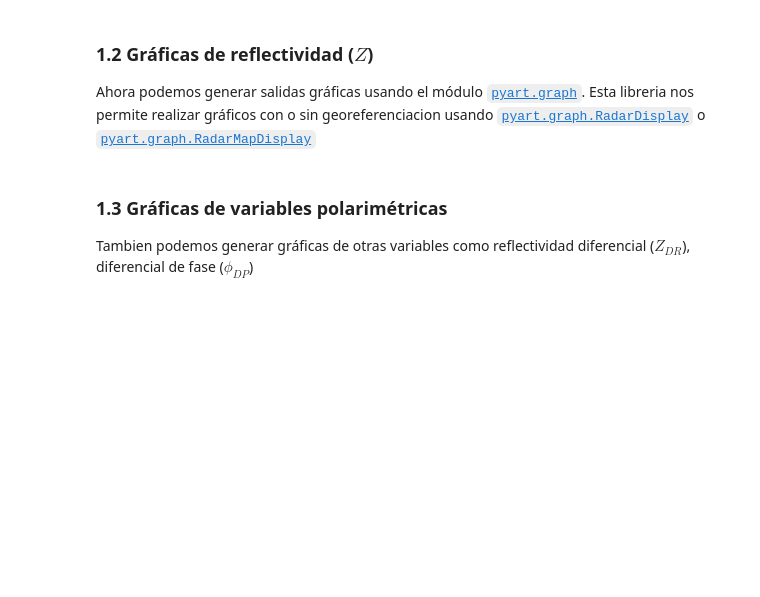
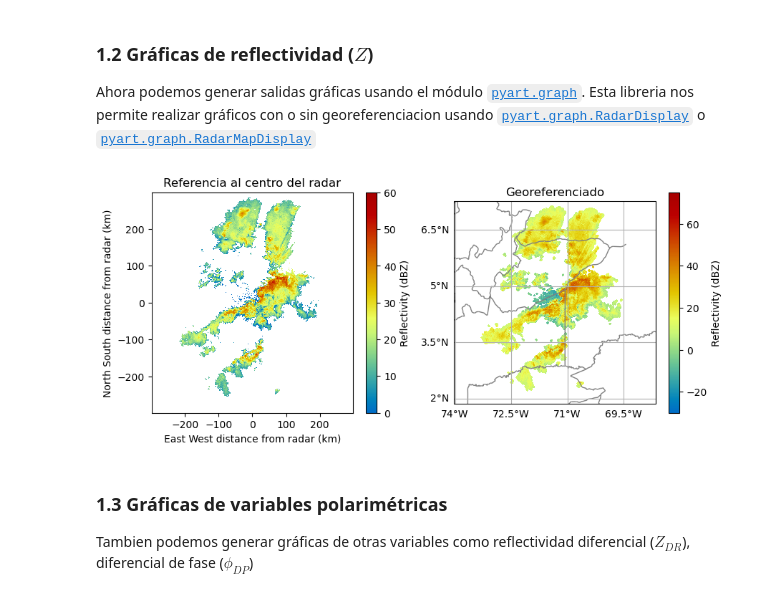
Before and after one commit to ProjectPythia/AtmosCol-2023, a Jupyter notebook: _sources/notebooks/1.fundamentos/PyArt-Xradar.ipynb, the cells around one changed output. Cells and saved outputs as stored; diff of their text form; code cells hidden in the pictures; blank space fills up the shorter version.

```diff
--- a/_sources/notebooks/1.fundamentos/PyArt-Xradar.ipynb
+++ b/_sources/notebooks/1.fundamentos/PyArt-Xradar.ipynb
@@ -63,40 +119,40 @@ Ahora podemos generar salidas gráficas usando el módulo [`pyart.graph`](https:
 # %%
 fig = plt.figure(figsize=(10,4))
 ax = fig.add_subplot(121)
 display_ = pyart.graph.RadarDisplay(radar_pa)
 display_.plot(
-            "reflectivity",
-            0,
-            ax=ax,
-            colorbar_label="Reflectivity (dBZ)",
-            cmap='ChaseSpectral',
-            vmin=-10, vmax=60,
-            title="Referencia al centro del radar",
-        )
+    "reflectivity",
+    0,
+    ax=ax,
+    vmin=0,
+    vmax=60.0,
+    colorbar_label="Reflectivity (dBZ)",
+    title="Referencia al centro del radar",
+)
 
 projection = ccrs.PlateCarree()
 ax1 = plt.subplot(122, projection=projection)
 display_ = pyart.graph.RadarMapDisplay(radar_pa)
 # Extract the latitude and longitude of the radar and use it for the center of the map
 lat_center = round(radar_pa.latitude['data'][0], 0)
 lon_center = round(radar_pa.longitude['data'][0], 0)
 
 
 # Determine the ticks
 lat_ticks = np.arange(lat_center-3, lat_center+3, 1.5)
 lon_ticks = np.arange(lon_center-3, lon_center+3, 1.5)
 
 # Set the projection - in this case, we use a general PlateCarree projection
 
 display_.plot_ppi_map("reflectivity", 0,
                      resolution='10m',
                      ax=ax1,
                      lat_lines=lat_ticks,
                      lon_lines=lon_ticks,
                      colorbar_label="Reflectivity (dBZ)",
-                     cmap='ChaseSpectral',
-                      vmin=-10, vmax=60,
                      title="Georeferenciado",)
+# %% [output]
+[figure, added]
 # %% [markdown]
 ### 1.3 Gráficas de variables polarimétricas
 
```
Also changed, not shown: parts of 28 cells of this notebook, 10 other files.
